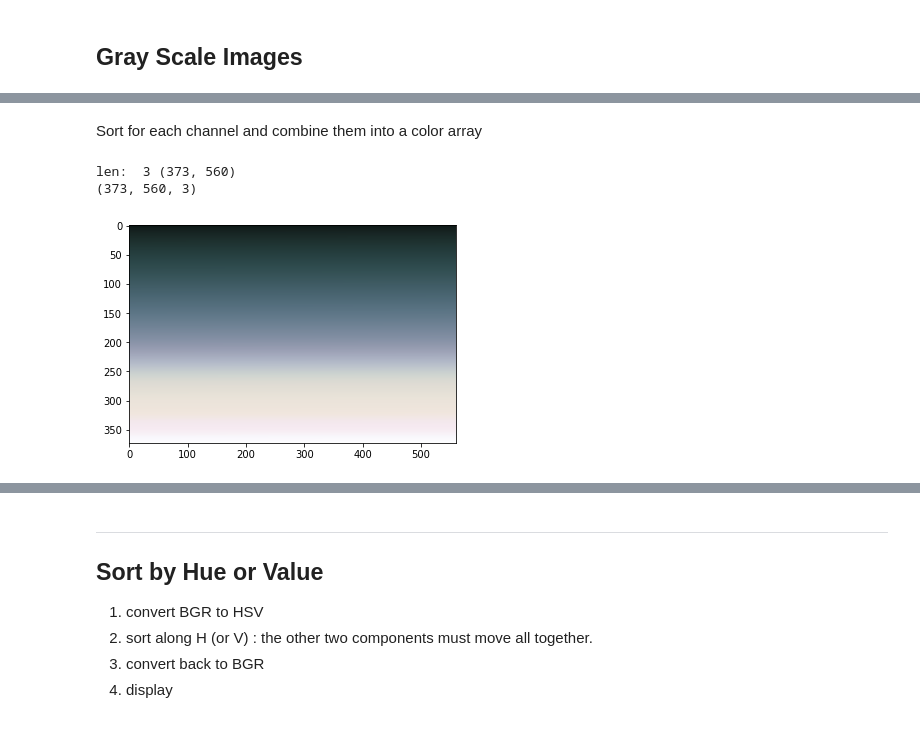
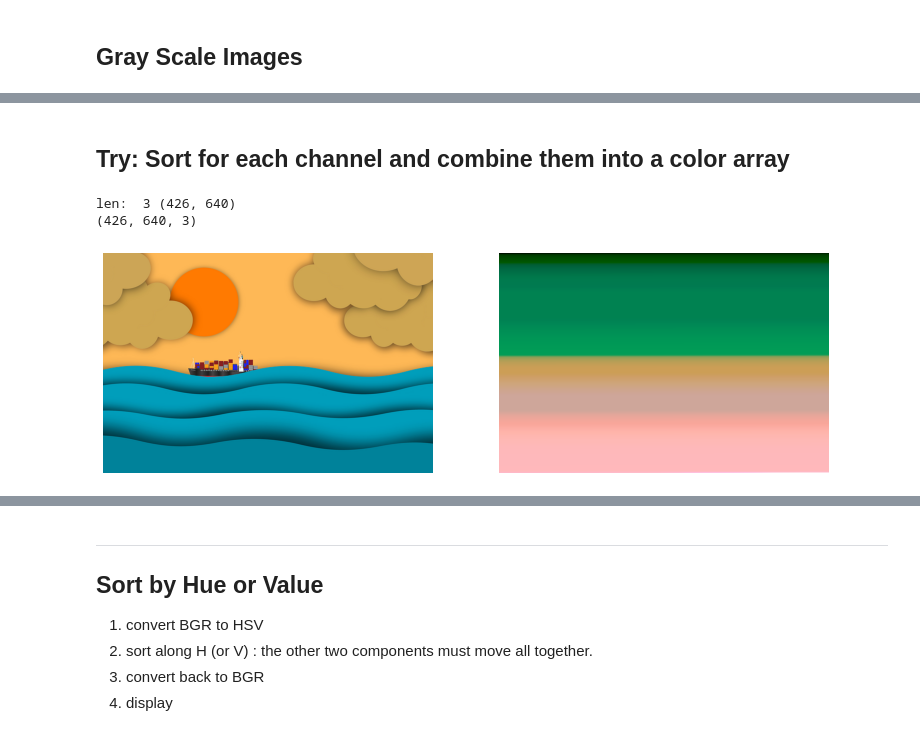
Before and after one commit to yongduek/MAS-2011, a Jupyter notebook: pixel_sort.ipynb, the cells around one changed output, grey strips where cells are left out. Saved outputs shown, nothing was run; the diff lists cells and outputs as text; code cells hidden in the pictures.

```diff
--- a/pixel_sort.ipynb
+++ b/pixel_sort.ipynb
@@ -5,6 +64,7 @@ import matplotlib.pyplot as plt
 # %%
-im = cv2.imread("pixels/image-15.png")
-im = cv2.imread("pixels/sogang.jpg")
+# retrieve an RGB image
+im = cv2.imread("pixels/image-15.png")[:,:,::-1]
+# im = cv2.imread("pixels/sogang.jpg")
 print(type(im), im.shape)
 plt.imshow(im);
 # %% [output]
@@ -23,0 +73,10 @@ plt.imshow(imsort0);
+# %%
+def show(im, im2):
+    ii = [im, im2]
+    fig, axis = plt.subplots(1,2, figsize=(13,6))
+    for ax, v in zip(axis, ii):
+        if len(im.shape) == 2:
+            ax.imshow(v, cmap='gray')
+        else:
+            ax.imshow(v)
+        ax.set_axis_off()
@@ -23,0 +106,6 @@ plt.imshow(imsort0);
+# %%
+# sorting along the vertical axis
+im = cv2.imread("pixels/image-15.png")[:,:,::-1]
+
+imsort0 = np.sort(im, axis=0)
+show(im, imsort0)
@@ -23,0 +114,9 @@ plt.imshow(imsort0);
+# %%
+# for-loop version of np.sort(a, axis=0)
+re = np.zeros_like(im)
+for c in range(im.shape[1]):
+    for k in range(3):
+        v = im[:,c,k]
+        vs = np.sort(v)
+        re[:, c, k] = vs
+show(im, re)
@@ -75,12 +173,17 @@ plt.imshow(im_none);
 # %% [markdown]
-Sort for each channel and combine them into a color array
+## Try: Sort for each channel and combine them into a color array
 # %%
-im_none_colors = [np.sort(im[:,:,k], axis=None).reshape(im.shape[:2]) for k in range(3)]
+# ascending order
+im_none_colors = [np.sort(im[:,:,k], axis=None).reshape(im.shape[:2])
+                  for k in range(3)]
+
 print("len: ", len(im_none_colors), im_none_colors[0].shape )
+
 combined = np.stack(im_none_colors, axis=2)
+
 print(combined.shape)
-plt.imshow(combined);
+show(im, combined)
 # %% [output]
-len:  3 (373, 560)
-(373, 560, 3)
+len:  3 (426, 640)
+(426, 640, 3)
-[figure, old version]
+[figure, new version]
```
Also changed, not shown: parts of 37 cells of this notebook, 4 other files.
